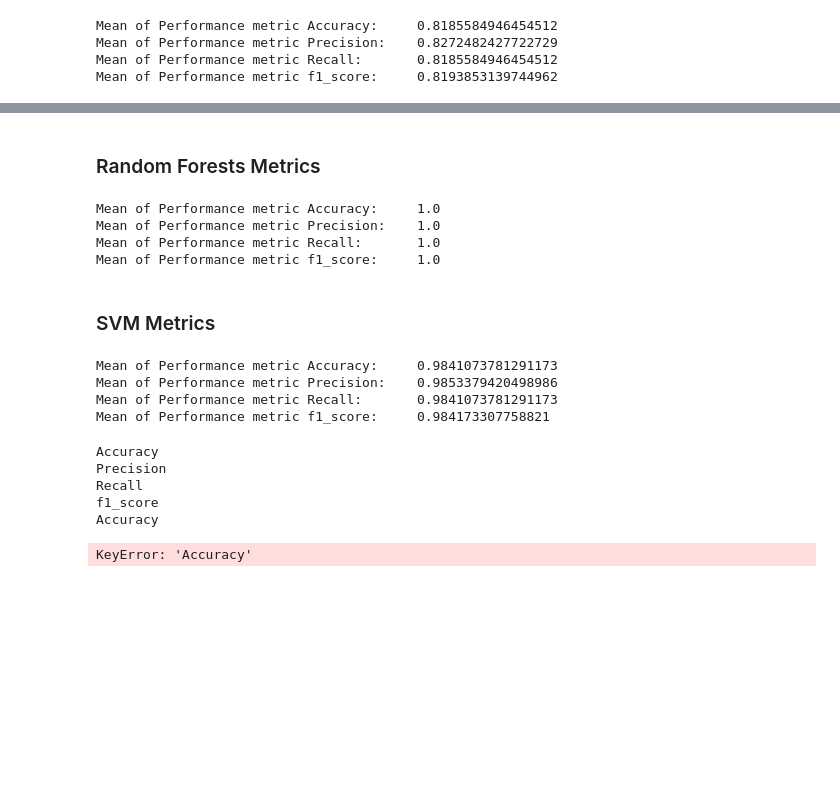
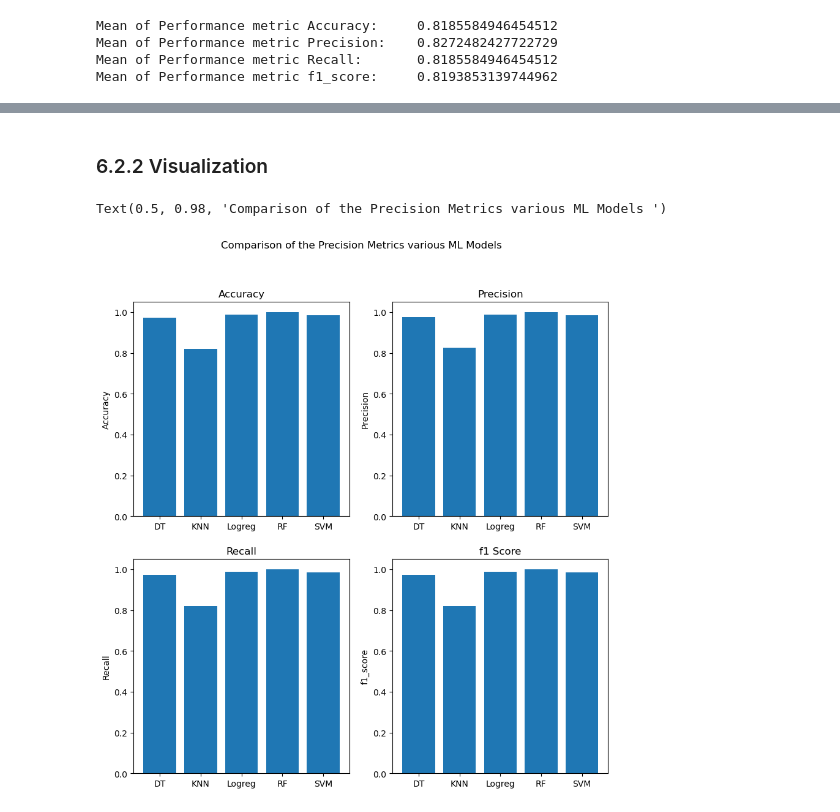
Before and after one commit to luisastue/datascience-ckd, a Jupyter notebook: 6_evaluation.ipynb, the cells around one changed output, grey strips where cells are left out. Drawn from its saved outputs; the diff is of its cells as text; code cells hidden in the pictures; blank space fills up the shorter version.

```diff
--- a/6_evaluation.ipynb
+++ b/6_evaluation.ipynb
@@ -61,67 +80,68 @@ Mean of Performance metric f1_score:     0.987204241726609
-# %% [markdown]
-<h3>Random Forests Metrics
-# %%
-metrics_rf = pd.read_csv('metrics_rf.csv')
-
-metrics_printer(metrics_rf)
-# %% [output]
-Mean of Performance metric Accuracy:     1.0
-Mean of Performance metric Precision:    1.0
-Mean of Performance metric Recall:       1.0
-Mean of Performance metric f1_score:     1.0
-# %% [markdown]
-<h3> SVM Metrics
-# %%
-metrics_svm = pd.read_csv('metrics_svm.csv')
-
-metrics_printer(metrics_svm)
-# %% [output]
-Mean of Performance metric Accuracy:     0.9841073781291173
-Mean of Performance metric Precision:    0.9853379420498986
-Mean of Performance metric Recall:       0.9841073781291173
-Mean of Performance metric f1_score:     0.984173307758821
+# %% [markdown]
+### 6.2.2 Visualization
 # %%
 def dict_maker(metric):
         mean = []
         keys = []
         names = ['Accuracy', 'Precision', 'Recall', 'f1_score']
         for i, metric in enumerate(mean_metrics(metric)):
             mean.append(metric)
             keys.append(names[i])
         dictionary = dict(zip(keys, mean))
         return dictionary
 
+
 dict_dtree = dict_maker(metrics_dtree)
 dict_knn = dict_maker(metrics_knn)
 dict_logreg = dict_maker(metrics_logreg)
 dict_rf = dict_maker(metrics_rf)
 dict_svm = dict_maker(metrics_svm)
 
-for keys, values in dict_dtree.items():
-     print(keys)
 
 def dict_concat(d1, d2, d3, d4, d5):
-    dicto = {'Accuaracy': [],
+    dicto = {'Accuracy': [],
              'Precision': [],
              'Recall': [],
              'f1_score': []}
     for key, values in d1.items():
-        dicto[key].extend(values)
+        dicto[key].append(values)
     for key, values in d2.items():
-        dicto[key].extend(values)
+        dicto[key].append(values)
     for key, values in d3.items():
-        dicto[key].extend(values)
+        dicto[key].append(values)
     for key, values in d4.items():
-        dicto[key].extend(values)
+        dicto[key].append(values)
     for key, values in d5.items():
-        dicto[key].extend(values)
+        dicto[key].append(values)
     return dicto
 
 dictionary = dict_concat(dict_dtree, dict_knn, dict_logreg, dict_rf, dict_svm)
+
+labels = ['DT', 'KNN', 'Logreg', 'RF', 'SVM']
+
+fig, ax = plt.subplots(nrows= 2, ncols= 2, figsize = (10,10))
+ax[0,0].bar(range(len(dictionary['Accuracy'])), dictionary['Accuracy'])
+ax[0,0].set_xticks(range(len(dictionary['Accuracy'])))
+ax[0,0].set_xticklabels(labels)
+ax[0,0].set_ylabel('Accuracy')
+ax[0,0].set_title('Accuracy')
+ax[0,1].bar(range(len(dictionary['Precision'])), dictionary['Precision'])
+ax[0,1].set_xticks(range(len(dictionary['Accuracy'])))
+ax[0,1].set_xticklabels(labels)
+ax[0,1].set_ylabel('Precision')
+ax[0,1].set_title('Precision')
+ax[1,0].bar(range(len(dictionary['Recall'])), dictionary['Recall'])
+ax[1,0].set_xticks(range(len(dictionary['Accuracy'])))
+ax[1,0].set_xticklabels(labels)
+ax[1,0].set_ylabel('Recall')
+ax[1,0].set_title('Recall')
+ax[1,1].bar(range(len(dictionary['f1_score'])), dictionary['f1_score'])
+ax[1,1].set_xticks(range(len(dictionary['Accuracy'])))
+ax[1,1].set_xticklabels(labels)
+ax[1,1].set_ylabel('f1_score')
+ax[1,1].set_title('f1 Score')
+
+plt.suptitle('Comparison of the Precision Metrics various ML Models ')
 # %% [output]
-Accuracy
-Precision
-Recall
-f1_score
-Accuracy
+Text(0.5, 0.98, 'Comparison of the Precision Metrics various ML Models ')
-KeyError: 'Accuracy'
+[figure, added]
```
Also changed, not shown: parts of 12 cells of this notebook, 3 other files.
